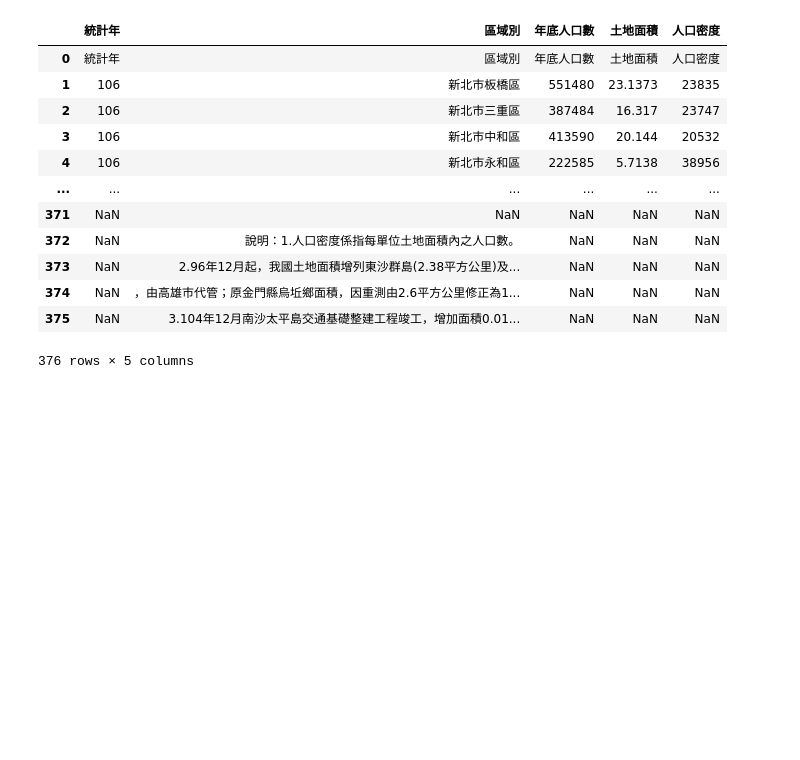
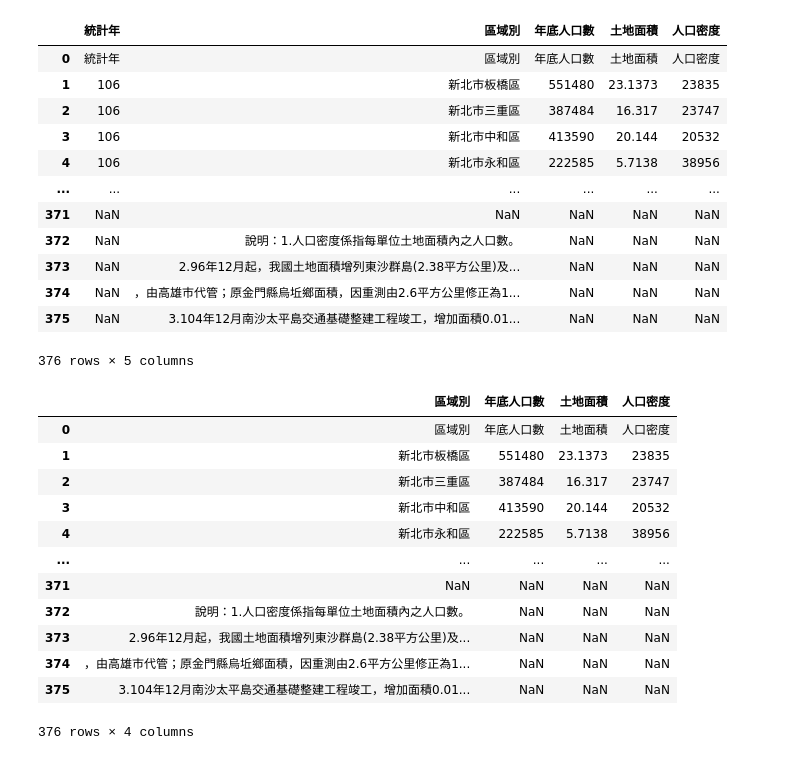
Before and after one commit to Chi-Feng-Tseng/test, a Jupyter notebook: lesson18/lesson18_1.ipynb, the cells around one changed output. Cells and saved outputs as stored; diff of their text form; code cells hidden in the pictures; blank space fills up the shorter version.

```diff
--- a/lesson18/lesson18_1.ipynb
+++ b/lesson18/lesson18_1.ipynb
@@ -61,3 +61,19 @@ df
 376 rows × 5 columns
 # %%
 #刪除其中一個欄位，例：刪除『統計年』
+df2 = df.drop(["統計年"],axis=1)
+df2
+# %% [output]
+|  | 區域別 | 年底人口數 | 土地面積 | 人口密度 |
+| 0 | 區域別 | 年底人口數 | 土地面積 | 人口密度 |
+| 1 | 新北市板橋區 | 551480 | 23.1373 | 23835 |
+| 2 | 新北市三重區 | 387484 | 16.317 | 23747 |
+| 3 | 新北市中和區 | 413590 | 20.144 | 20532 |
+| 4 | 新北市永和區 | 222585 | 5.7138 | 38956 |
+| ... | ... | ... | ... | ... |
+| 371 | NaN | NaN | NaN | NaN |
+| 372 | 說明：1.人口密度係指每單位土地面積內之人口數。 | NaN | NaN | NaN |
+| 373 | 2.96年12月起，我國土地面積增列東沙群島(2.38平方公里)及... | NaN | NaN | NaN |
+| 374 | ，由高雄市代管；原金門縣烏坵鄉面積，因重測由2.6平方公里修正為1... | NaN | NaN | NaN |
+| 375 | 3.104年12月南沙太平島交通基礎整建工程竣工，增加面積0.01... | NaN | NaN | NaN |
+376 rows × 4 columns
```
Also changed, not shown: parts of 7 cells of this notebook.
